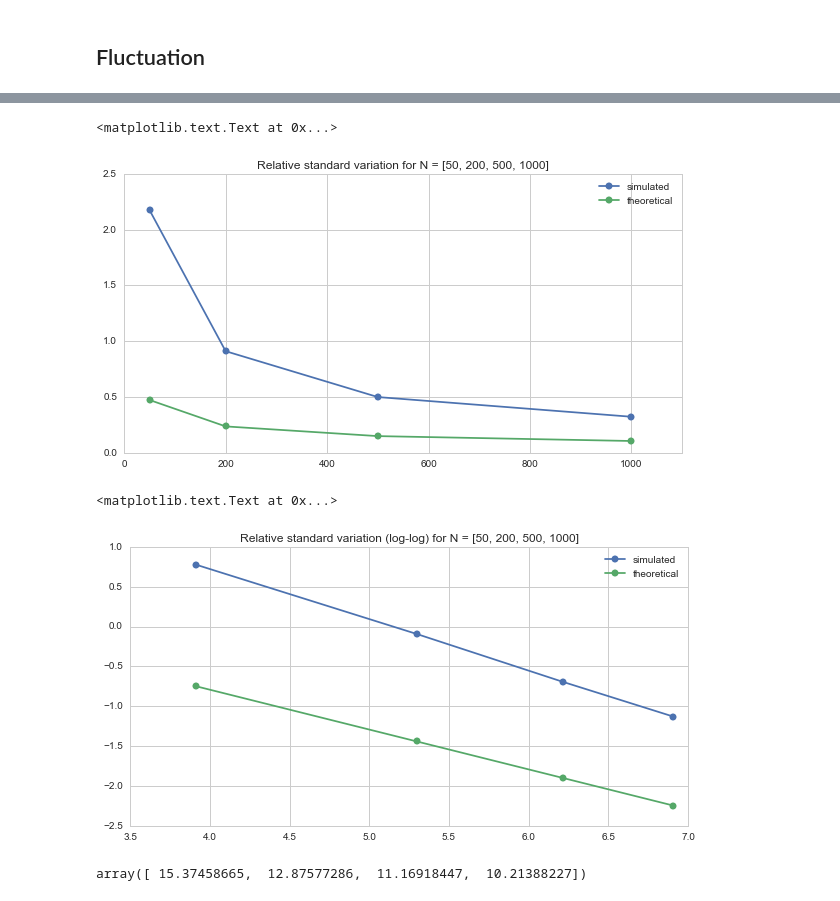
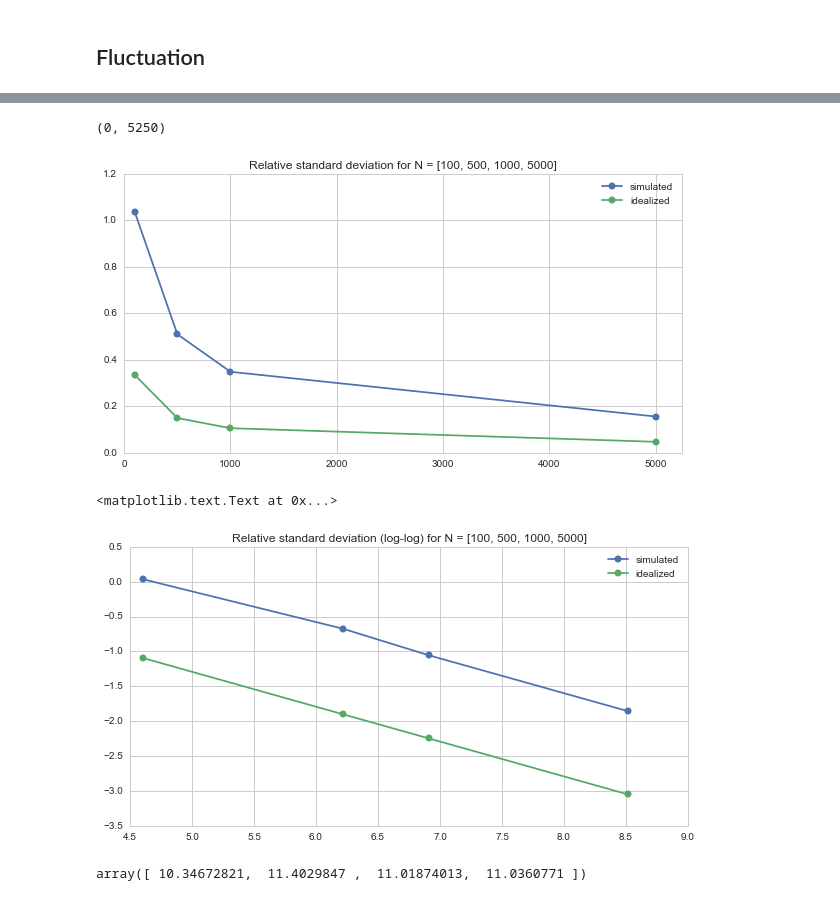
Before and after one commit to MGIMM/Rare-Events, a Jupyter notebook: simulation/Fluctuation_analysis_fixed_level_(toy_example).ipynb, the cells around one changed output, grey strips where cells are left out. Drawn from its saved outputs; the diff is of its cells as text; code cells hidden in the pictures.

```diff
--- a/simulation/Fluctuation_analysis_fixed_level_(toy_example).ipynb
+++ b/simulation/Fluctuation_analysis_fixed_level_(toy_example).ipynb
@@ -111,13 +111,13 @@ def simulation_fixed_levels(real_p, N , L, score_function, mu_0, shaker, status_
     ###### estimation of p
     p_hat = np.prod(list_p_hat)
     ###### relative variation * sqrt(N)
-    var_rel = np.sqrt(N) * (p_hat - real_p)/real_p
+    rel_var = (p_hat - real_p)/real_p
     ###### tracking status
     if status_tracking == True:
         print ("levels: ", L)
         print ("real value of p:" ,real_p)
         print ("estimation of p: ", p_hat)
-        print ("relative variation: ", var_rel)
+        print ("sqrt(N) * relative deviation: ", rel_var*np.sqrt(N))
         print ("N: ",N)
-    return p_hat, var_rel
+    return p_hat, rel_var
 # %% [markdown]
@@ -142,7 +142,7 @@ simulation_fixed_levels(real_p = p ,N = 500, L = L_ideal
 # %%
-list_N = [50,200,500,1000]
+list_N = [100,500,1000,5000]
 n_choice_N = len(list_N)
-n_sim = 1000
+n_sim = 100
 #N = 100, 1000, 10000, 100000
 sim_N =[[ [] for j in range(n_sim)] for i in range(n_choice_N)]
 print ("Total number of simulation: ", n_choice_N)
@@ -164,6 +162,7 @@ relative_variation_sim = np.array([sim_N[i][:,0] for i in range(n_choice_N)])
 # %%
-sigma_relative_variation_sim = np.array([sim_N[i][:,1] for i in range(n_choice_N)])
-print ("theoretical std of relative variation: ", sigma_theoretical)
+estimation_sim = np.array([sim_N[i][:,0] for i in range(n_choice_N)])
+sigma_relative_variation_sim = np.array([sim_N[i][:,1] * np.sqrt(list_N[i]) for i in range(n_choice_N)])
+print ("theoretical relative deviation: ", sigma_theoretical)
 std_sqrtN = np.array([np.std(sigma_relative_variation_sim[i]) for i in range(n_choice_N)])
-print ("\sqrt N * std of relative variation : ", std_sqrtN )
+print ("\sqrt N * std of relative deviation : ", std_sqrtN )
 # %% [output]
@@ -202,23 +201,24 @@ for i in range(n_choice_N):
 # %%
 plt.figure(figsize = [10,5])
 plt.plot(list_N, std_sqrtN/ np.sqrt(list_N), label = "simulated", marker = 'o')
-plt.plot(list_N,  sigma_theoretical /np.sqrt(list_N), label = "theoretical", marker = 'o'    )
+plt.plot(list_N,  sigma_theoretical /np.sqrt(list_N), label = "idealized", marker = 'o'    )
 plt.legend()
-plt.xlim([0,1100])
-plt.title("Relative standard variation for N = "+str(list_N))
+
+plt.title("Relative standard deviation for N = "+str(list_N))
+plt.xlim([0,5250])
 # %% [output]
-<matplotlib.text.Text at 0x...>
+(0, 5250)
-[figure, old version]
+[figure, new version]
 # %%
 plt.figure(figsize = [10,5])
 plt.plot(np.log(list_N), np.log(std_sqrtN/ np.sqrt(list_N)), label = "simulated", marker = 'o')
-plt.plot(np.log(list_N),  np.log(sigma_theoretical /np.sqrt(list_N)), label = "theoretical", marker = 'o'    )
+plt.plot(np.log(list_N),  np.log(sigma_theoretical /np.sqrt(list_N)), label = "idealized", marker = 'o'    )
 plt.legend()
-plt.title("Relative standard variation (log-log) for N = "+str(list_N))
+plt.title("Relative standard deviation (log-log) for N = "+str(list_N))
 # %% [output]
 <matplotlib.text.Text at 0x...>
-[figure, old version]
+[figure, new version]
 # %%
 std_sqrtN
 # %% [output]
-array([ 15.37458665,  12.87577286,  11.16918447,  10.21388227])
+array([ 10.34672821,  11.4029847 ,  11.01874013,  11.0360771 ])
```
Also changed, not shown: parts of 7 cells of this notebook, 2 other files.
